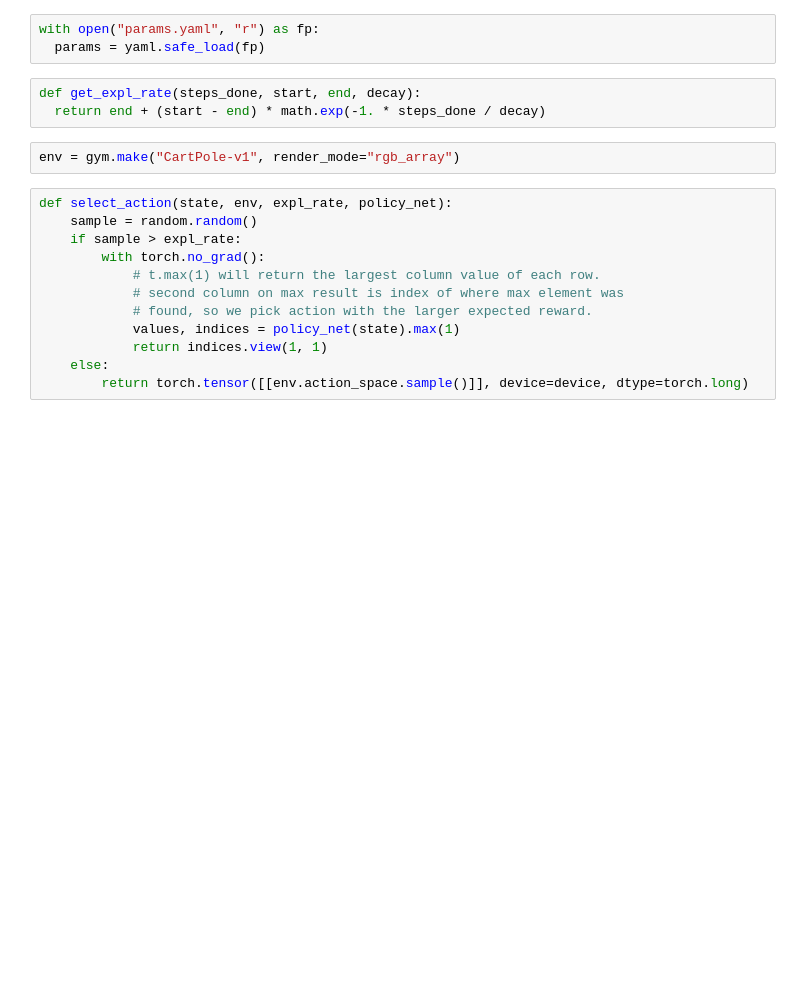
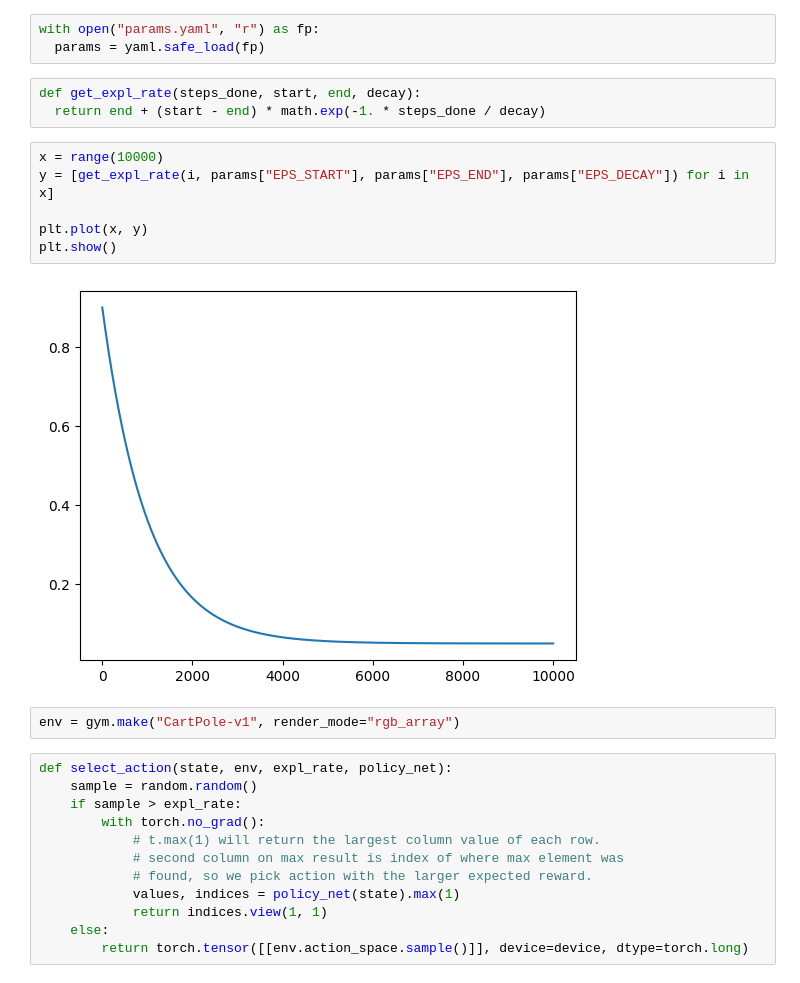
Before and after one commit to Calcifer777/learn-rl, a Jupyter notebook: 03_dqn.ipynb, the cells around one changed output. Drawn from its saved outputs; the diff is of its cells as text; blank space fills up the shorter version.

```diff
--- a/03_dqn.ipynb
+++ b/03_dqn.ipynb
@@ -80,6 +82,14 @@ with open("params.yaml", "r") as fp:
 # %%
 def get_expl_rate(steps_done, start, end, decay):
   return end + (start - end) * math.exp(-1. * steps_done / decay)
+# %%
+x = range(10000)
+y = [get_expl_rate(i, params["EPS_START"], params["EPS_END"], params["EPS_DECAY"]) for i in x]
+
+plt.plot(x, y)
+plt.show()
+# %% [output]
+[figure, added]
 # %%
 env = gym.make("CartPole-v1", render_mode="rgb_array")
 # %%
```
Also changed, not shown: parts of 5 cells of this notebook.
